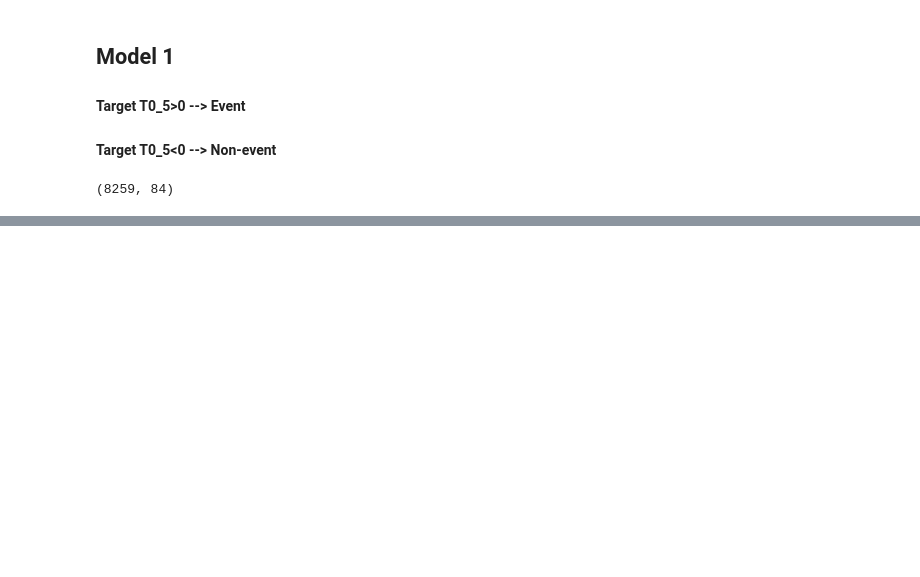
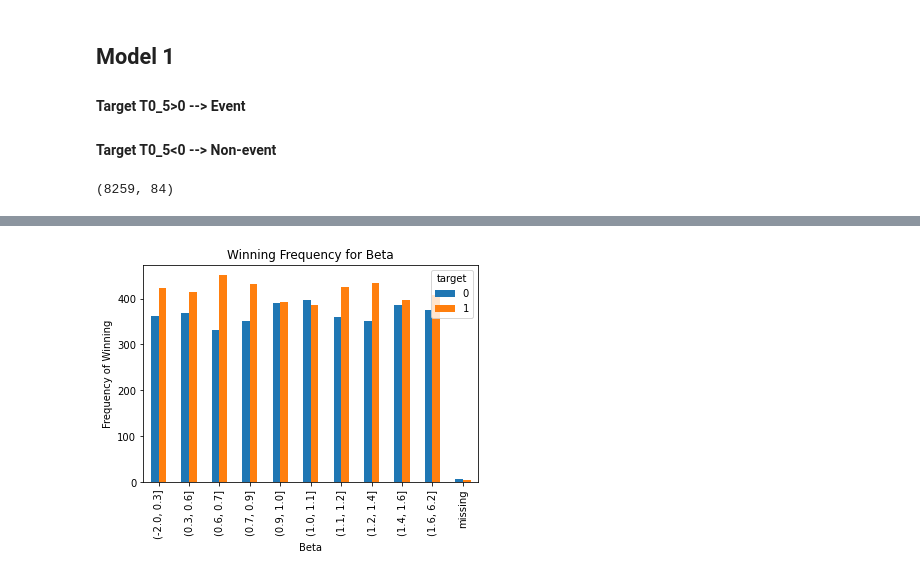
Before and after one commit to Emilio178/Bootcamp-Project2, a Jupyter notebook: 05_model_fitting.ipynb, the cells around one changed output, grey strips where cells are left out. Saved outputs shown, nothing was run; the diff lists cells and outputs as text; code cells hidden in the pictures; blank space fills up the shorter version.

```diff
--- a/05_model_fitting.ipynb
+++ b/05_model_fitting.ipynb
@@ -69,0 +166,9 @@ dfmdl1['qbin_'+var] = pd.qcut(dfmdl1[var], q=10, precision=0)
+# %%
+%matplotlib inline
+pd.crosstab(dfmdl1.qbin_beta_30avg,dfmdl1.target).plot(kind='bar')
+plt.title('Winning Frequency for Beta')
+plt.xlabel('Beta')
+plt.ylabel('Frequency of Winning')
+plt.savefig('winning_fre_beta')
+# %% [output]
+[figure, added]
```
Also changed, not shown: parts of 24 cells of this notebook.
